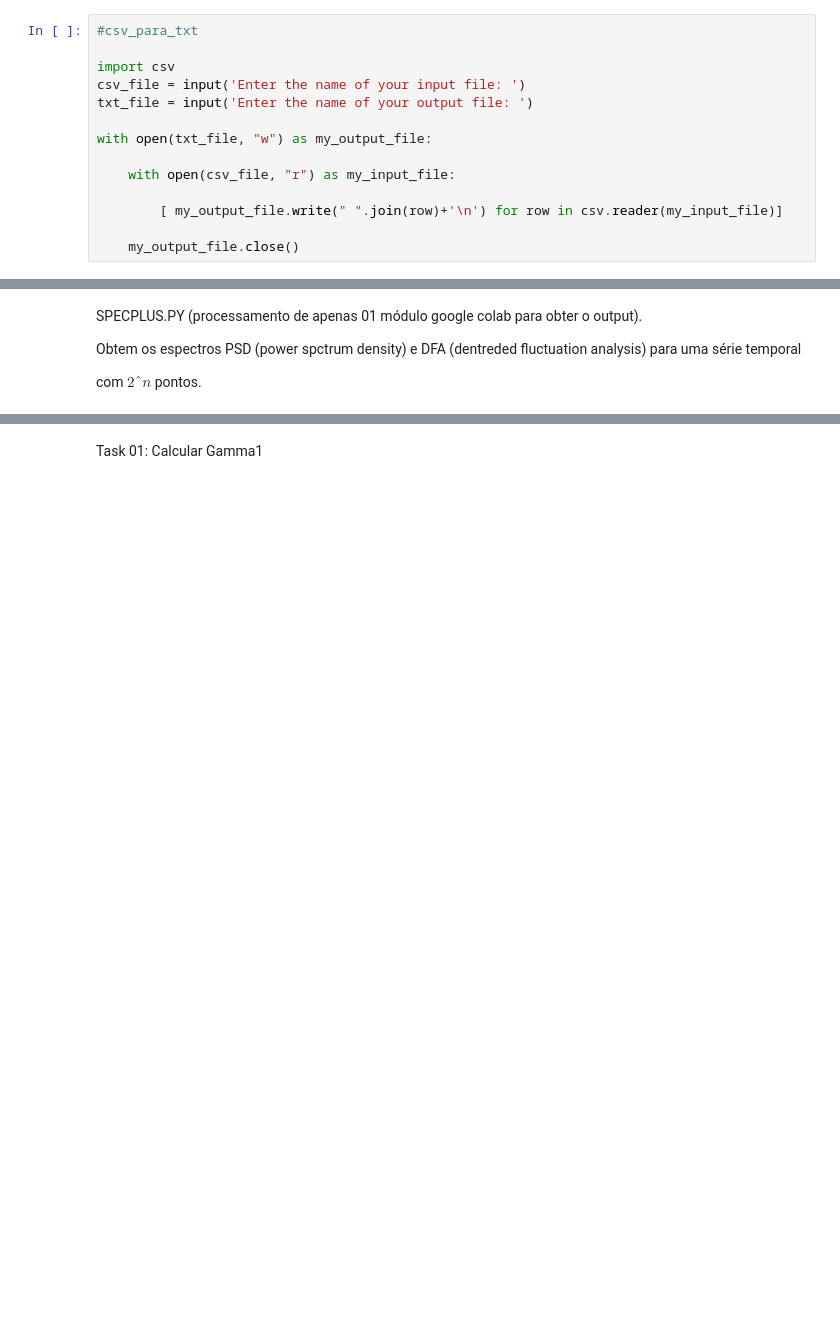
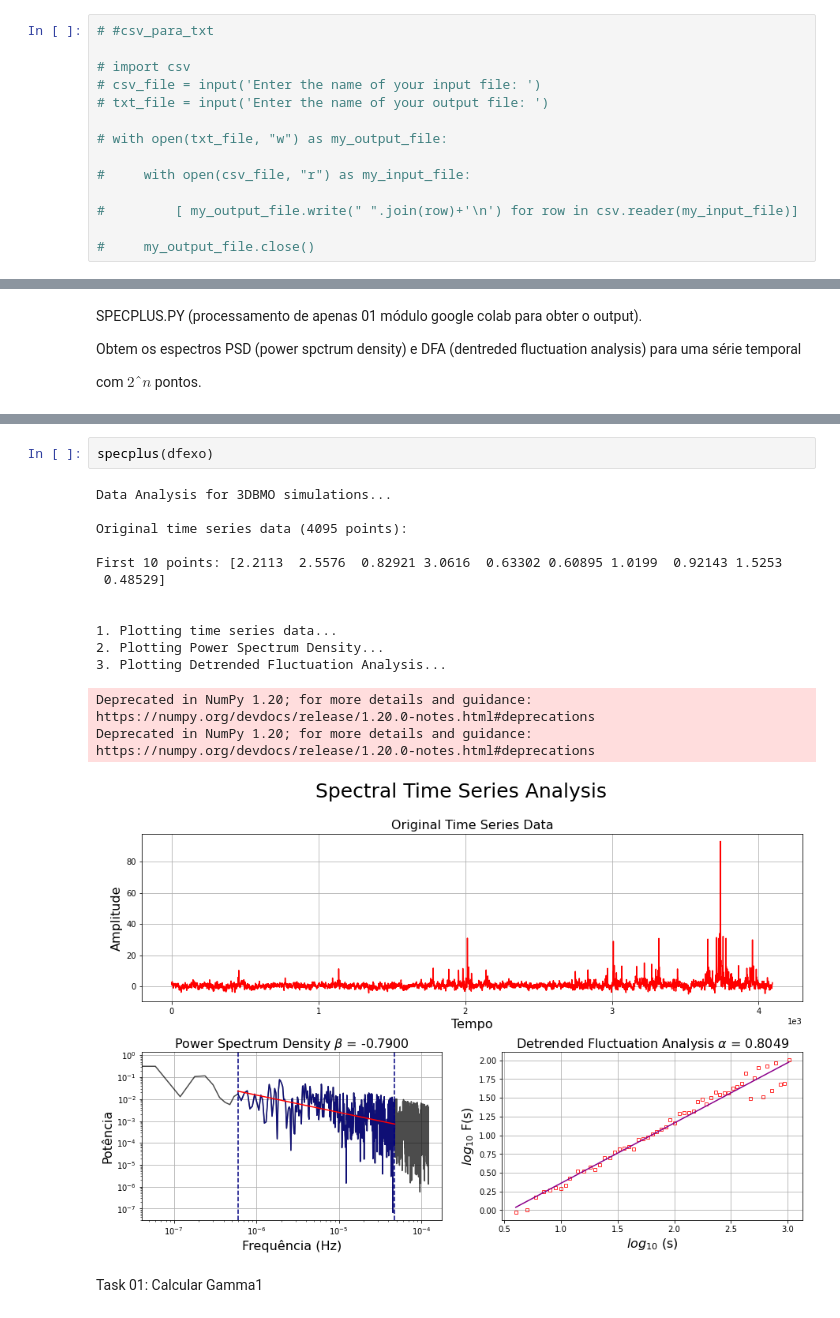
Before and after one commit to barauna-lo/Computational_Statistics, a Jupyter notebook: HandsOn_11/CAP417_HandsOn11_Barauna.ipynb, the cells around one changed output, grey strips where cells are left out. Cells and saved outputs as stored; diff of their text form; blank space fills up the shorter version.

```diff
--- a/HandsOn_11/CAP417_HandsOn11_Barauna.ipynb
+++ b/HandsOn_11/CAP417_HandsOn11_Barauna.ipynb
@@ -68,19 +87,19 @@ Módulo de Transformação de um arquivo no formato CSV para TXT
 
 (necessário para a versão do **specplus.py** apresentada abaixo).
 # %%
-#csv_para_txt
+# #csv_para_txt
 
-import csv
-csv_file = input('Enter the name of your input file: ')
-txt_file = input('Enter the name of your output file: ')
+# import csv
+# csv_file = input('Enter the name of your input file: ')
+# txt_file = input('Enter the name of your output file: ')
 
-with open(txt_file, "w") as my_output_file:
+# with open(txt_file, "w") as my_output_file:
 
-    with open(csv_file, "r") as my_input_file:
+#     with open(csv_file, "r") as my_input_file:
 
-        [ my_output_file.write(" ".join(row)+'\n') for row in csv.reader(my_input_file)]
+#         [ my_output_file.write(" ".join(row)+'\n') for row in csv.reader(my_input_file)]
 
-    my_output_file.close()
+#     my_output_file.close()
 # %% [output]
 Enter the name of your input file: Swind4096.csv
 Enter the name of your output file: Swind4096.txt
@@ -402,3 +462,20 @@ First 10 points: [  0. 600. 588. 590. 582. 566. 576. 609. 542. 549.]
+# %%
+specplus(dfexo)
+# %% [output]
+Data Analysis for 3DBMO simulations...
+
+Original time series data (4095 points):
+
+First 10 points: [2.2113  2.5576  0.82921 3.0616  0.63302 0.60895 1.0199  0.92143 1.5253
+ 0.48529]
+
+
+1. Plotting time series data...
+2. Plotting Power Spectrum Density...
+3. Plotting Detrended Fluctuation Analysis...
+Deprecated in NumPy 1.20; for more details and guidance: https://numpy.org/devdocs/release/1.20.0-notes.html#deprecations
+Deprecated in NumPy 1.20; for more details and guidance: https://numpy.org/devdocs/release/1.20.0-notes.html#deprecations
+[figure, added]
 # %% [markdown]
 Task 01: Calcular Gamma1
 # %% [markdown]
```
Also changed, not shown: parts of 11 cells of this notebook.
